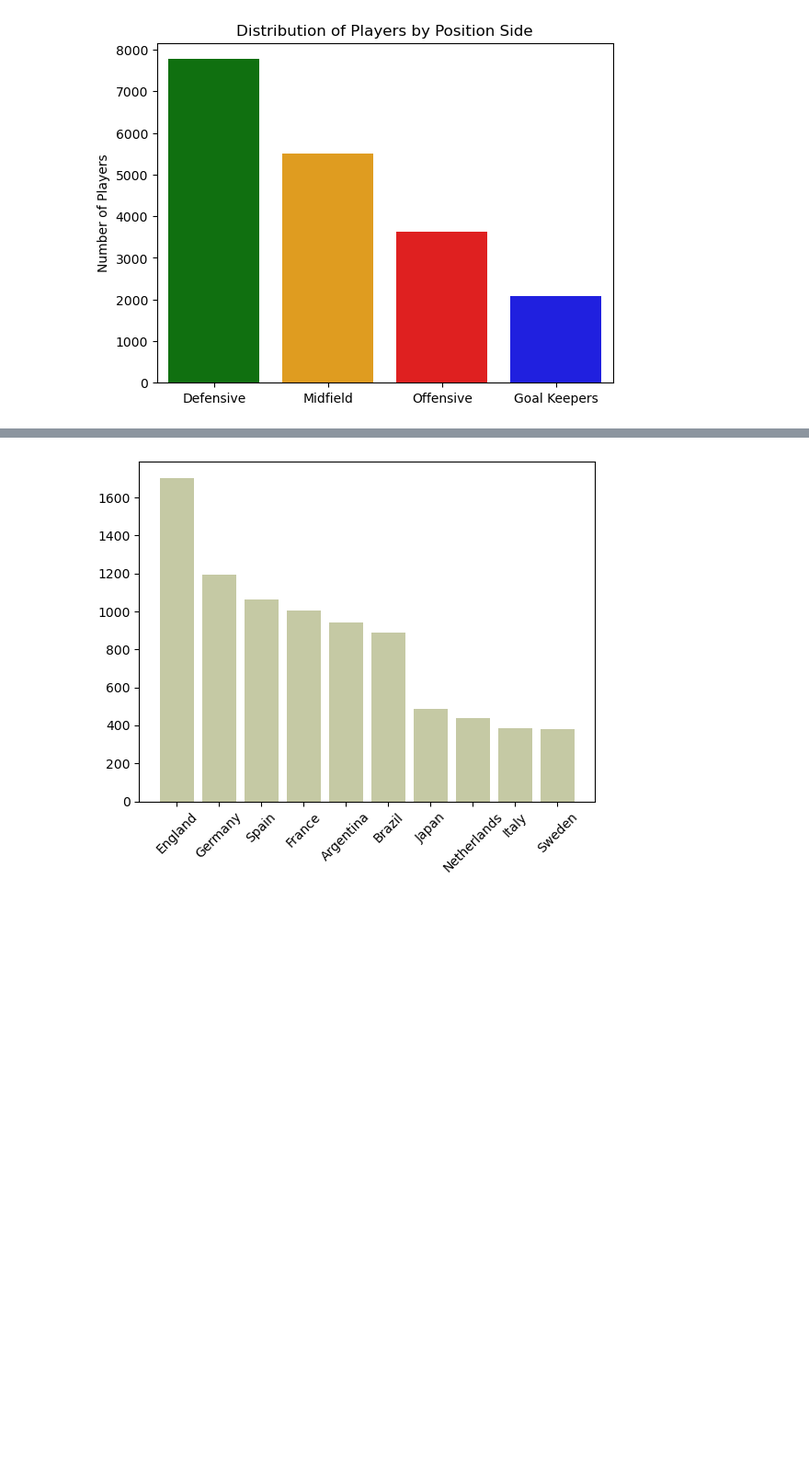
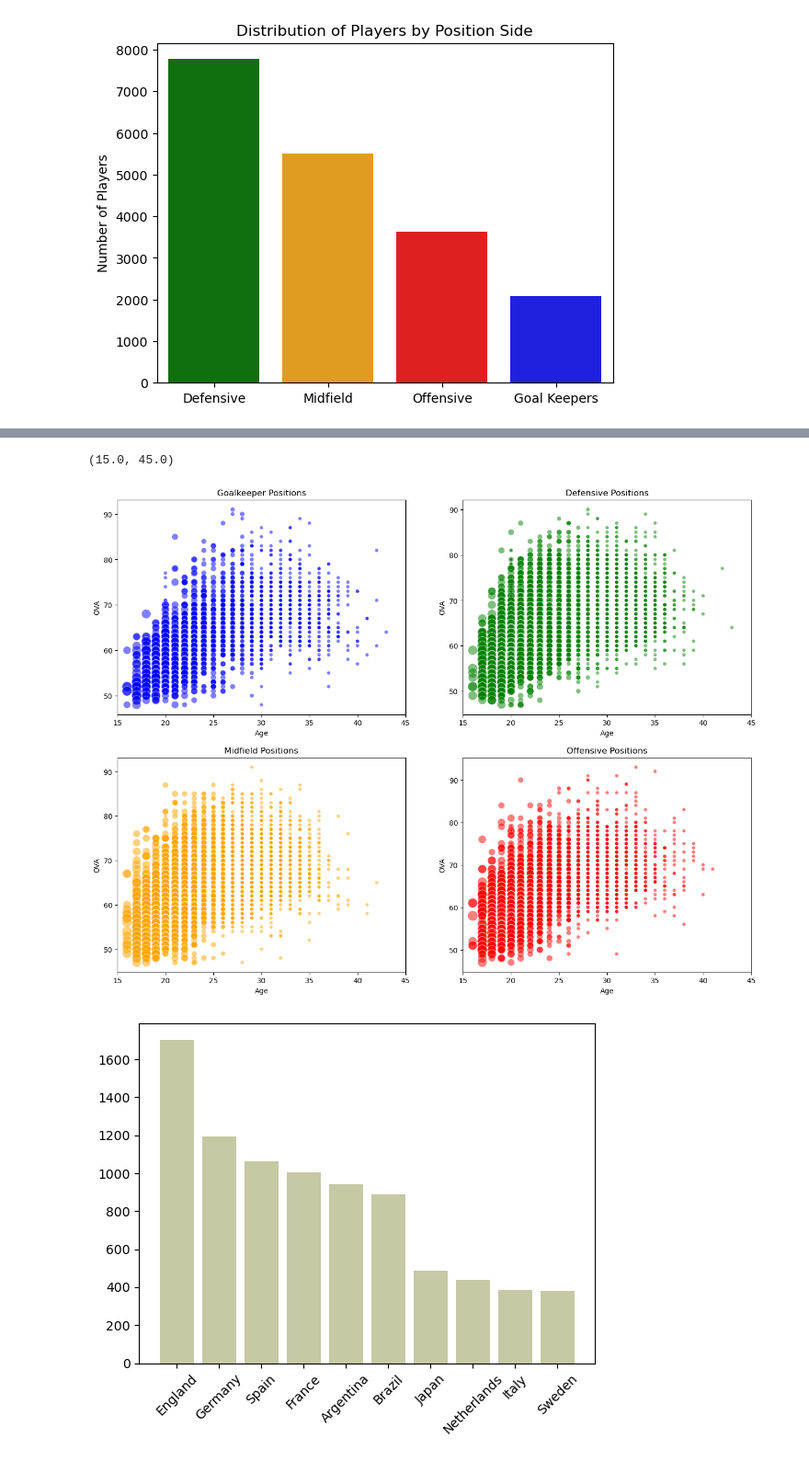
Before and after one commit to NazimKs/ETL_data_warehouse, a Jupyter notebook: ETL_data_warhouse.ipynb, the cells around one changed output, grey strips where cells are left out. Shown at 92% size. Drawn from its saved outputs; the diff is of its cells as text; code cells hidden in the pictures; blank space fills up the shorter version.

```diff
--- a/ETL_data_warhouse.ipynb
+++ b/ETL_data_warhouse.ipynb
@@ -436,3 +517,46 @@ plt.plot()
+# %%
+df_gk= fifa_df[fifa_df["Best Position"] == "GK"]
+df_def = fifa_df[fifa_df["Best Position"].isin(deffensive)]
+df_mid = fifa_df[fifa_df["Best Position"].isin(midfield)]
+df_off = fifa_df[fifa_df["Best Position"].isin(offensive)]
+
+plt.figure(figsize=(16, 12))
+plt.subplot(2, 2, 1)
+
+sns.scatterplot(data=df_gk, x="Age", y="OVA", hue="Best Position", palette=position_colors, size="Growth", sizes=(25, 200), alpha=0.5,legend=False)
+plt.xlabel("Age")
+plt.ylabel("OVA")
+plt.title("Goalkeeper Positions")
+plt.xlim(15, 45)
+
+plt.subplot(2, 2, 2)
+
+sns.scatterplot(data=df_def, x="Age", y="OVA", hue="Best Position", palette=position_colors, size="Growth", sizes=(25, 200), alpha=0.5,legend=False)
+plt.xlabel("Age")
+plt.ylabel("OVA")
+plt.title("Defensive Positions")
+plt.xlim(15, 45)
+
+plt.subplot(2, 2, 3)
+
+sns.scatterplot(data=df_mid, x="Age", y="OVA", hue="Best Position", palette=position_colors, size="Growth", sizes=(25, 200), alpha=0.5,legend=False)
+plt.xlabel("Age")
+plt.ylabel("OVA")
+plt.title("Midfield Positions")
+plt.xlim(15, 45)
+
+
+
+plt.subplot(2, 2, 4)
+
+sns.scatterplot(data=df_off, x="Age", y="OVA", hue="Best Position", palette=position_colors, size="Growth", sizes=(25, 200), alpha=0.5,legend=False)
+plt.xlabel("Age")
+plt.ylabel("OVA")
+plt.title("Offensive Positions")
+plt.xlim(15, 45)
+# %% [output]
+(15.0, 45.0)
+[figure, added]
 # %%
 s=fifa_df.groupby("Nationality").size().reset_index(name="Count").sort_values(by="Count", ascending=False)
 s=s[0:10]
```
Also changed, not shown: parts of 36 cells of this notebook, 1 other file.
